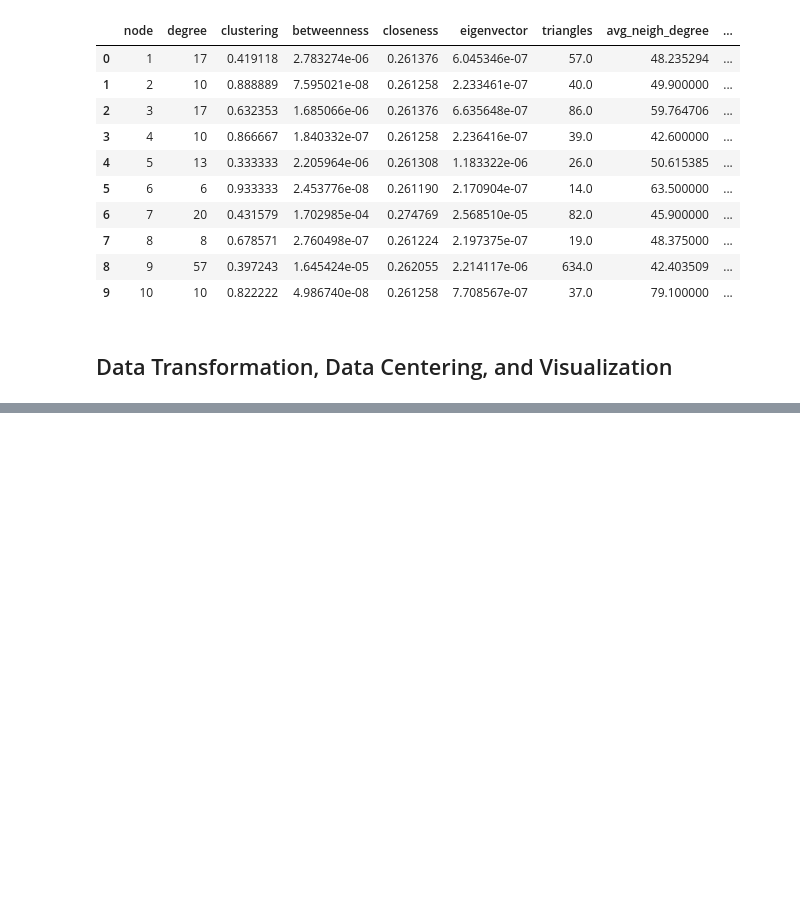
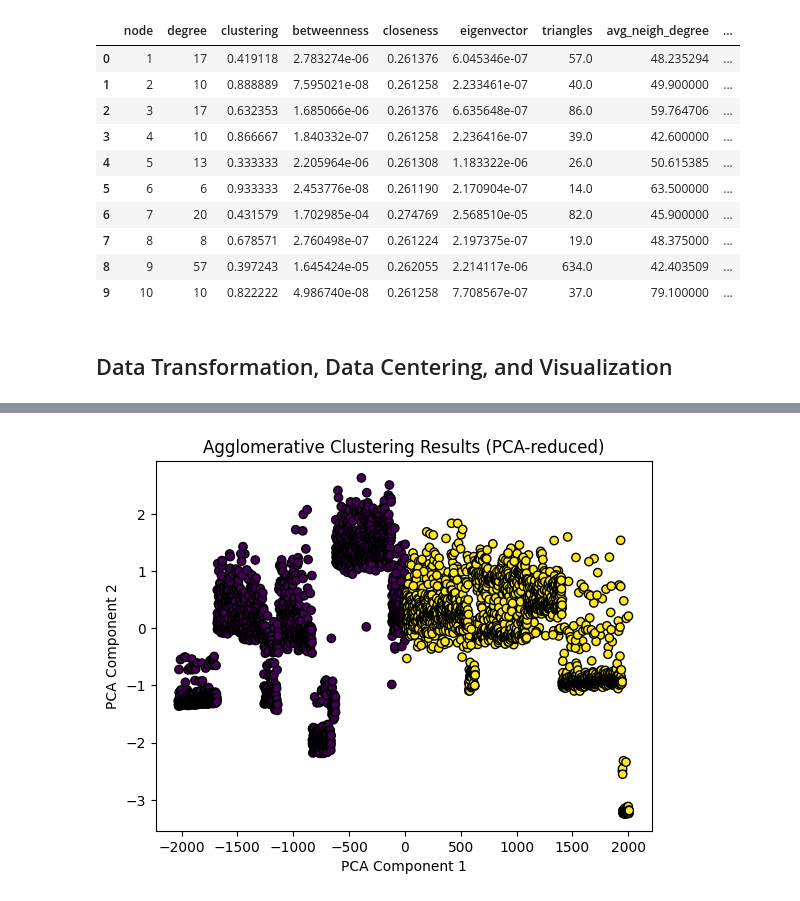
Before and after one commit to PSswathi/aai-510-group2-final-project, a Jupyter notebook: aai-510-group2-final-project-carlos.ipynb, the cells around one changed output, grey strips where cells are left out. Cells and saved outputs as stored; diff of their text form; code cells hidden in the pictures; blank space fills up the shorter version.

Commit message:
Carlos Agglomerative commit

```diff
--- a/aai-510-group2-final-project-carlos.ipynb
+++ b/aai-510-group2-final-project-carlos.ipynb
@@ -429,0 +459,14 @@ plt.show()
+# %%
+#Two clusters given the vertical line dendogram rule
+pca = PCA(n_components=2)
+features_2d = pca.fit_transform(features)
+
+cluster = AgglomerativeClustering(n_clusters=2, linkage='ward', metric='euclidean')
+labels = cluster.fit_predict(features)
+plt.scatter(features_2d[:, 0], features_2d[:, 1], c=labels, cmap='viridis', edgecolor='k')
+plt.title('Agglomerative Clustering Results (PCA-reduced)')
+plt.xlabel('PCA Component 1')
+plt.ylabel('PCA Component 2')
+plt.show()
+# %% [output]
+[figure, added]
```
Also changed, not shown: parts of 24 cells of this notebook, 1 other file.
